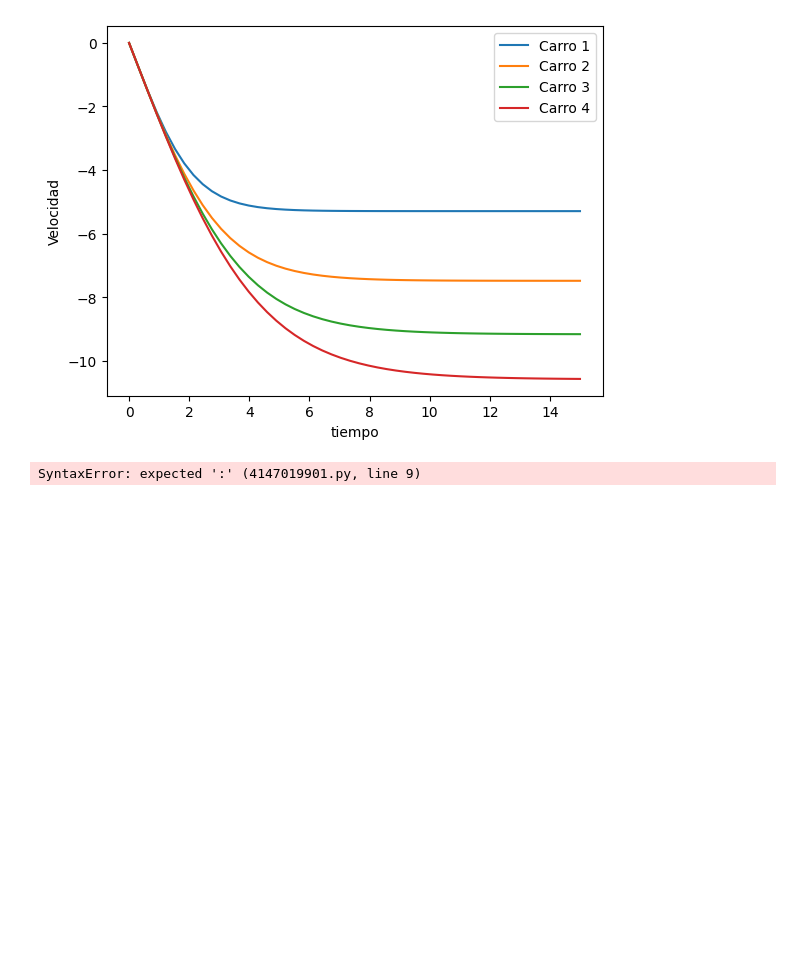
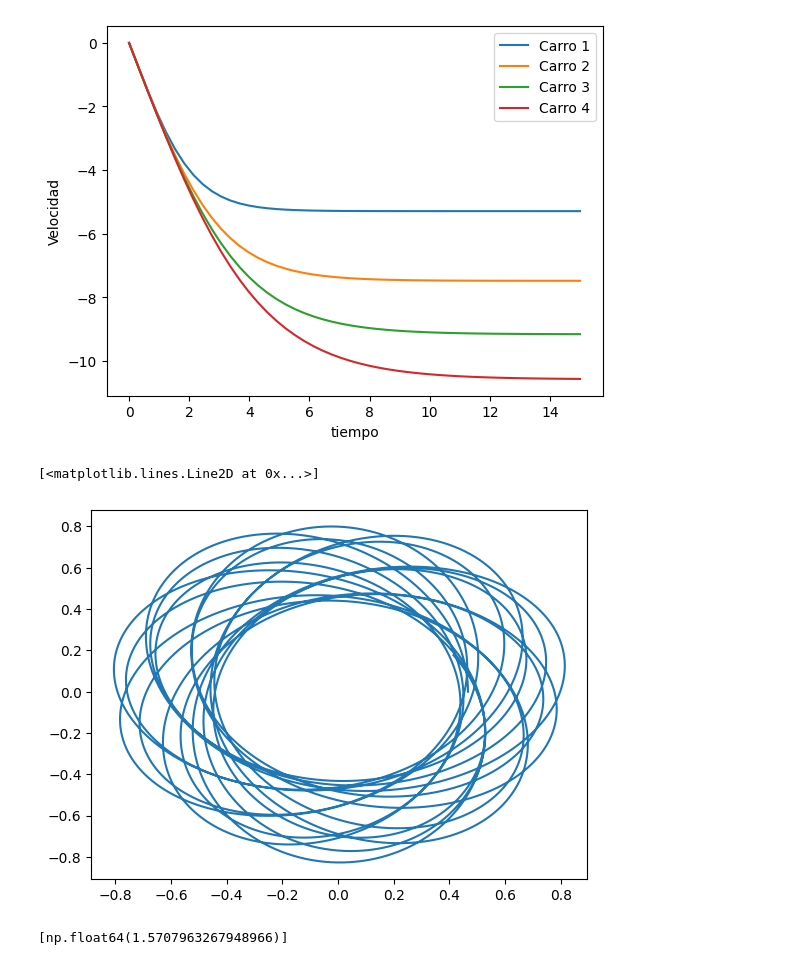
Before and after one commit to SimonOliveros/Entregas_Metodos_Comp_II_Oliveros_LopezDeMesa, a Jupyter notebook: Taller3.ipynb, the cells around one changed output. Cells and saved outputs as stored; diff of their text form; code cells hidden in the pictures; blank space fills up the shorter version.

```diff
--- a/Taller3.ipynb
+++ b/Taller3.ipynb
@@ -28,7 +28,45 @@ plt.ylabel("Velocidad")
 # %% [output]
 Text(0, 0.5, 'Velocidad')
 [figure]
-# %%
-scypy
-# %% [output]
-SyntaxError: expected ':' (4147019901.py, line 9)
+# %%
+a= 0.38709893
+miu=39.4234021
+e= 0.20563069
+t= np.linspace(0,10, 10000)
+alpha=1.09778201E-8
+
+condiciones=[a*(1+e), 0, 0, np.sqrt((miu*(1-e))/(a*(1+e)))]
+
+def f(t,cond0):
+    x0,y0,vx0,vy0= cond0
+    Vx=vx0
+    Vy=vy0
+    norm=np.sqrt(x0**2+y0**2)
+    ax=-1* (miu/norm**2)*(1+(alpha)/(norm**2))*x0
+    ay=-1* (miu/norm**2)*(1+((alpha)/norm**2))*y0
+
+    return [Vx,Vy,ax,ay]
+
+
+solucion=solve_ivp(f,[0,10],y0=condiciones,t_eval=t)
+# %%
+x,y,Vx,Vy= solucion.y
+
+plt.plot(x,y)
+# %% [output]
+[<matplotlib.lines.Line2D at 0x...>]
+[figure, added]
+# %%
+thetaR=np.atan2(x,y)
+angulos=[]
+
+for i in range(len(thetaR)):
+    p=x[i]*Vx[i]+ y[i]*Vy[i]
+    if np.isclose(p, 0):
+        angulos.append(thetaR[i])
+
+
+
+angulos
+# %% [output]
+[np.float64(1.5707963267948966)]
```
